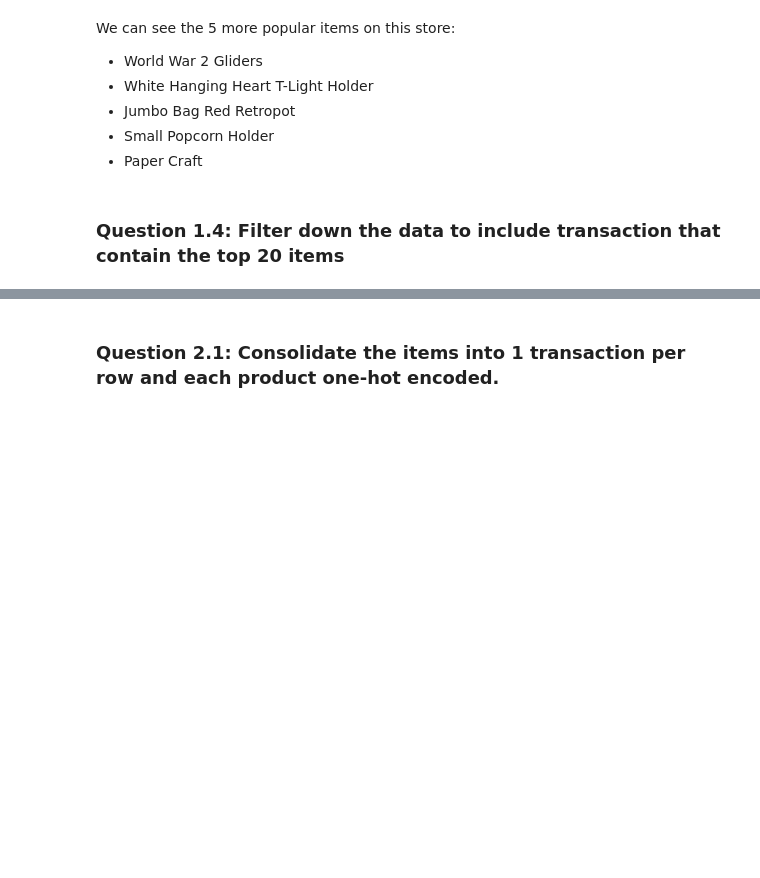
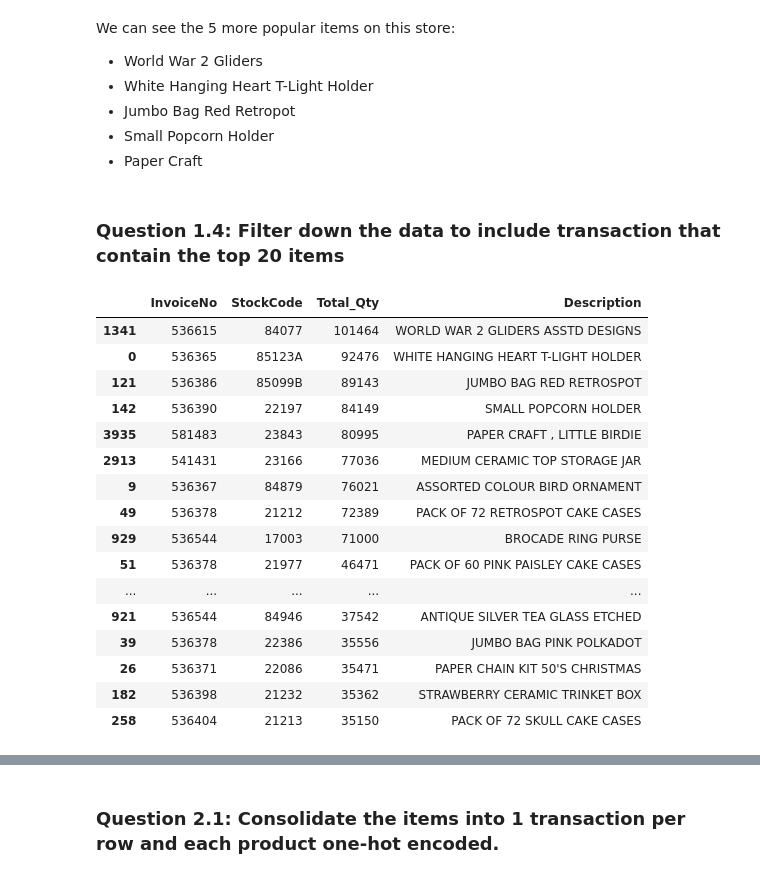
Before and after one commit to rodolfolermacontreras/ML_1_Assignment_10_Updated, a Jupyter notebook: MLEARN510-Lesson10-RodolfoLerma.ipynb, the cells around one changed output, grey strips where cells are left out. Cells and saved outputs as stored; diff of their text form; code cells hidden in the pictures; blank space fills up the shorter version.

```diff
--- a/MLEARN510-Lesson10-RodolfoLerma.ipynb
+++ b/MLEARN510-Lesson10-RodolfoLerma.ipynb
@@ -145,3 +145,23 @@ We can see the 5 more popular items on this store:
 - Paper Craft
 # %% [markdown]
 ### Question 1.4: Filter down the data to include transaction that contain the top 20 items
+# %%
+data_sum_sorted.head(20)
+# %% [output]
+|  | InvoiceNo | StockCode | Total_Qty | Description |
+| 1341 | 536615 | 84077 | 101464 | WORLD WAR 2 GLIDERS ASSTD DESIGNS |
+| 0 | 536365 | 85123A | 92476 | WHITE HANGING HEART T-LIGHT HOLDER |
+| 121 | 536386 | 85099B | 89143 | JUMBO BAG RED RETROSPOT |
+| 142 | 536390 | 22197 | 84149 | SMALL POPCORN HOLDER |
+| 3935 | 581483 | 23843 | 80995 | PAPER CRAFT , LITTLE BIRDIE |
+| 2913 | 541431 | 23166 | 77036 | MEDIUM CERAMIC TOP STORAGE JAR |
+| 9 | 536367 | 84879 | 76021 | ASSORTED COLOUR BIRD ORNAMENT |
+| 49 | 536378 | 21212 | 72389 | PACK OF 72 RETROSPOT CAKE CASES |
+| 929 | 536544 | 17003 | 71000 | BROCADE RING PURSE |
+| 51 | 536378 | 21977 | 46471 | PACK OF 60 PINK PAISLEY CAKE CASES |
+| ... | ... | ... | ... | ... |
+| 921 | 536544 | 84946 | 37542 | ANTIQUE SILVER TEA GLASS ETCHED |
+| 39 | 536378 | 22386 | 35556 | JUMBO BAG PINK POLKADOT |
+| 26 | 536371 | 22086 | 35471 | PAPER CHAIN KIT 50'S CHRISTMAS |
+| 182 | 536398 | 21232 | 35362 | STRAWBERRY CERAMIC TRINKET BOX |
+| 258 | 536404 | 21213 | 35150 | PACK OF 72 SKULL CAKE CASES |
```
Also changed, not shown: parts of 12 cells of this notebook.
